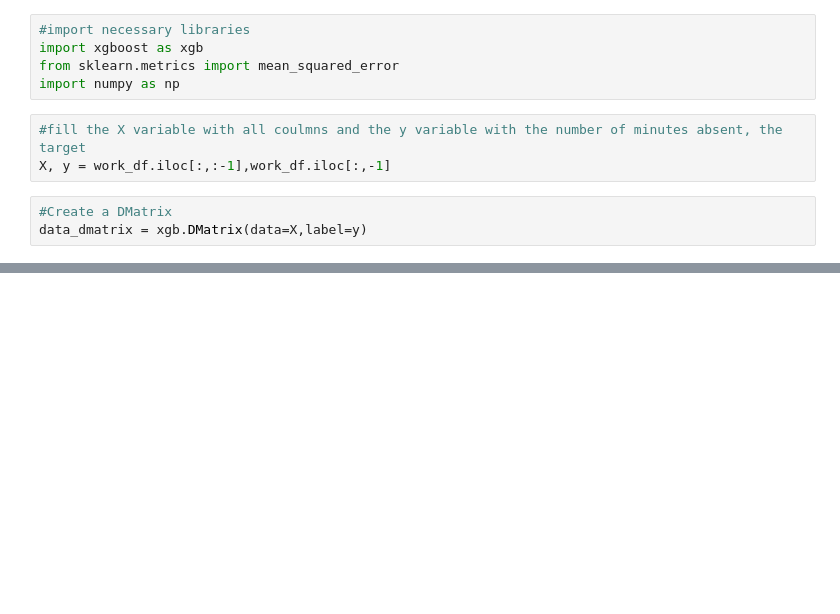
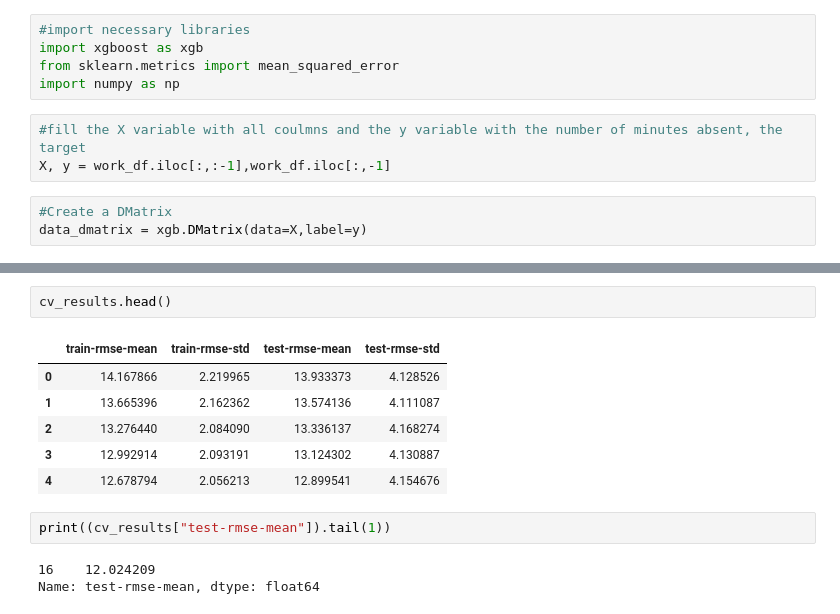
Before and after one commit to shibby576/data_sandbox, a Jupyter notebook: Udacity_ML_Course/Personal/article_three.ipynb, the cells around one changed output, grey strips where cells are left out. Drawn from its saved outputs; the diff is of its cells as text; blank space fills up the shorter version.

```diff
--- a/Udacity_ML_Course/Personal/article_three.ipynb
+++ b/Udacity_ML_Course/Personal/article_three.ipynb
@@ -44,0 +84,14 @@ data_dmatrix = xgb.DMatrix(data=X,label=y)
+# %%
+cv_results.head()
+# %% [output]
+|  | train-rmse-mean | train-rmse-std | test-rmse-mean | test-rmse-std |
+| 0 | 14.167866 | 2.219965 | 13.933373 | 4.128526 |
+| 1 | 13.665396 | 2.162362 | 13.574136 | 4.111087 |
+| 2 | 13.276440 | 2.084090 | 13.336137 | 4.168274 |
+| 3 | 12.992914 | 2.093191 | 13.124302 | 4.130887 |
+| 4 | 12.678794 | 2.056213 | 12.899541 | 4.154676 |
+# %%
+print((cv_results["test-rmse-mean"]).tail(1))
+# %% [output]
+16    12.024209
+Name: test-rmse-mean, dtype: float64
```
Also changed, not shown: parts of 8 cells of this notebook.
